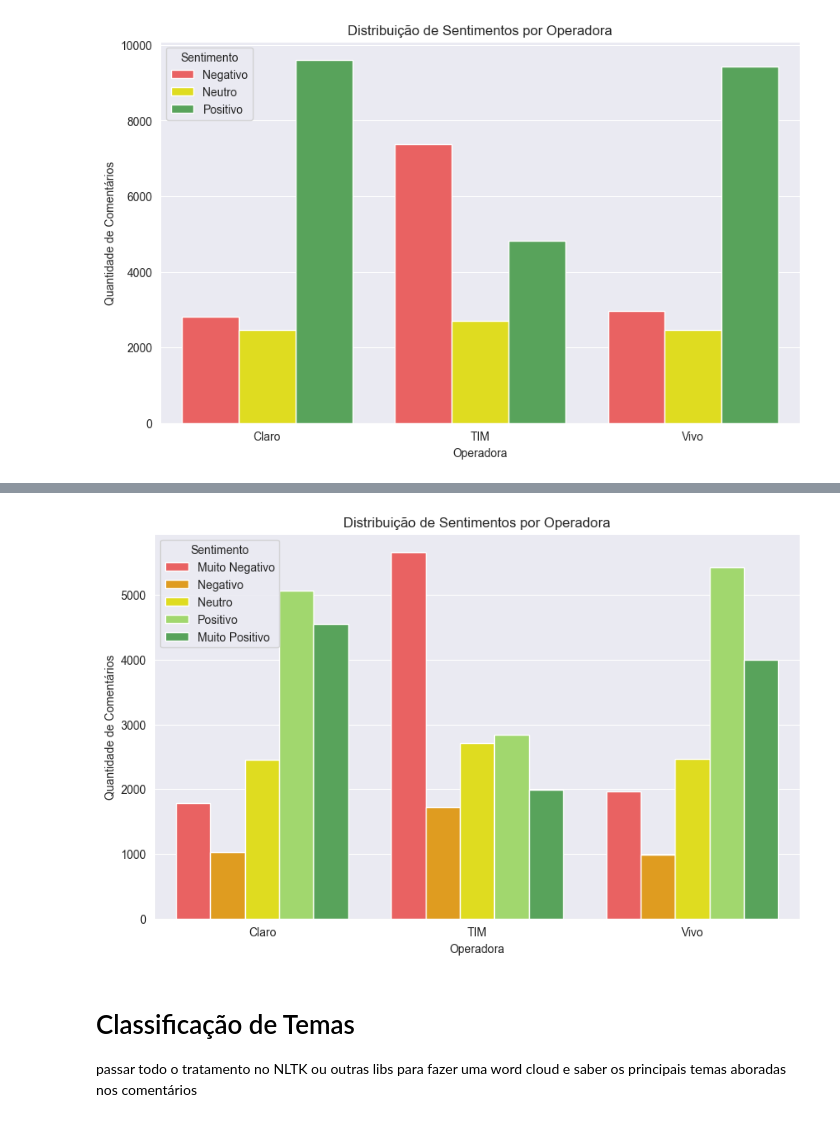
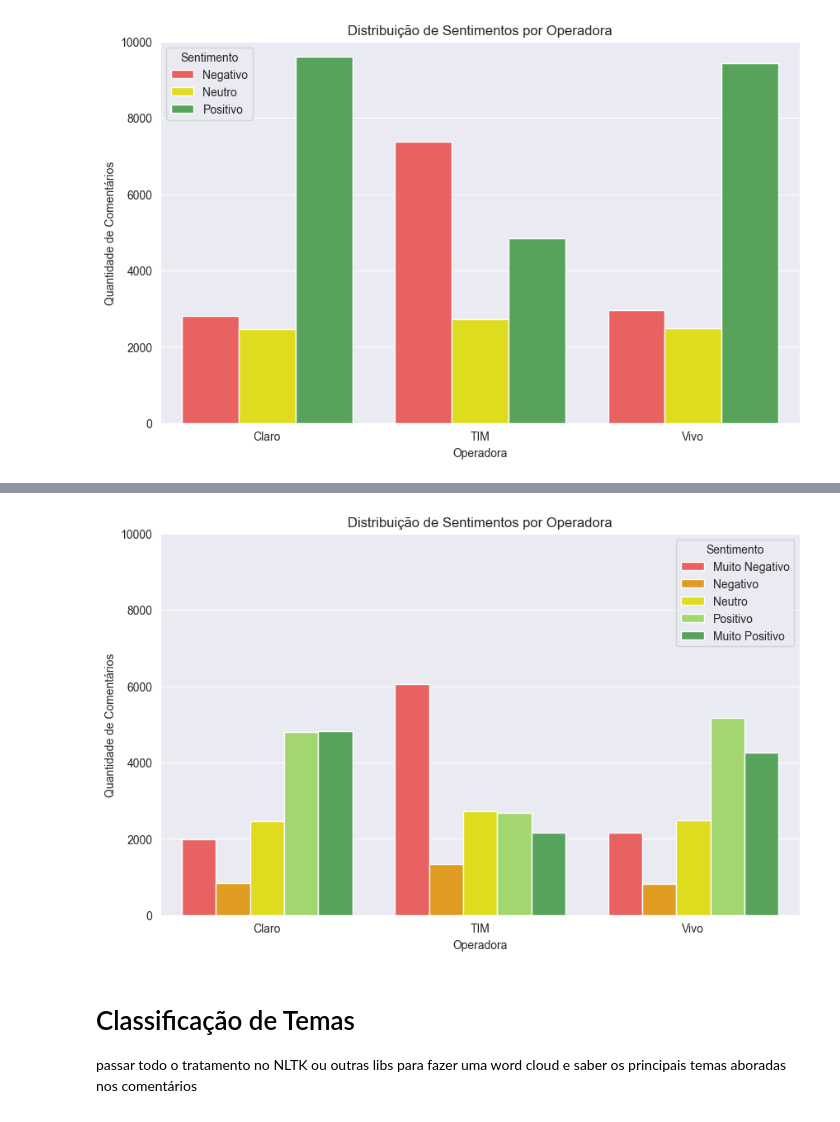
Before and after one commit to PedroReste/analises_e_insights, a Jupyter notebook: sentimentos_e_temas_de_comentarios_de_apps/notebook_bancos.ipynb, the cells around one changed output, grey strips where cells are left out. Cells and saved outputs as stored; diff of their text form; code cells hidden in the pictures.

```diff
--- a/sentimentos_e_temas_de_comentarios_de_apps/notebook.ipynb
+++ b/sentimentos_e_temas_de_comentarios_de_apps/notebook_bancos.ipynb
@@ -163,12 +169,18 @@ def analisar_sentimento_todos(texto, analyzers=analyzers):
 # %%
-qtd_comentarios = 15000
+qtd_comentarios = 5000
 
 dados_android = []
 
 apps = {
-    "Claro": "com.nvt.cs",
-    "TIM": "br.com.timbrasil.meutim",
-    "Vivo": "br.com.vivo"
+    "Banco do Brasil": "br.com.bb.android",
+    "Bradesco": "com.bradesco",
+    "Caixa": "br.com.gabba.Caixa",
+    "C6": "com.c6bank.app",
+    "Itau": "com.itau",
+    "Inter": "br.com.intermedium"
+    "Nubank": "com.nu.production",
+    "Mercado Pago": "com.mercadopago.wallet",
+    "Santander": "com.santander.app"
 }
 # %%
 for app, app_id in apps.items():
@@ -560,13 +636,13 @@ def map_sentiment(row):
     sentiment = row['sentiment_output']
     if sentiment == "NEG":
         prob = row.get('sentiment_NEG', 0)
-        if prob < 0.8:
+        if prob < 0.7:
             return "Negativo"
         else:
             return "Muito Negativo"
     elif sentiment == "POS":
         prob = row.get('sentiment_POS', 0)
-        if prob < 0.8:
+        if prob < 0.7:
             return "Positivo"
         else:
             return "Muito Positivo"
@@ -591,6 +667,7 @@ sns.countplot(
 plt.title("Distribuição de Sentimentos por Operadora", loc="center")
 plt.xlabel("Operadora")
 plt.ylabel("Quantidade de Comentários")
+plt.ylim(0, 10000)
 plt.legend(title="Sentimento")
 
 plt.show()
@@ -610,47 +678,48 @@ def map_sentiment(row):
     sentiment = row['sentiment_output']
     if sentiment == "NEG":
         prob = row.get('sentiment_NEG', 0)
-        if prob < 0.8:
+        if prob < 0.7:
             return "Negativo"
         else:
             return "Muito Negativo"
     elif sentiment == "POS":
         prob = row.get('sentiment_POS', 0)
-        if prob < 0.8:
+        if prob < 0.7:
             return "Positivo"
         else:
             return "Muito Positivo"
     elif sentiment == "NEU":
         prob_pos = row.get('sentiment_POS', 0)
         prob_neu = row.get('sentiment_NEU', 0)
         prob_neg = row.get('sentiment_NEG', 0)
         if prob_neu >= 0.7:
             return "Neutro"
         return "Positivo" if prob_pos > prob_neg else "Negativo"
     else:
         return sentiment
 df['sentimento_complexo'] = df.apply(map_sentiment, axis=1)
 
 sns.set_style("darkgrid")
 plt.figure(figsize=(10, 6))
 
 sns.countplot(
     data=df,
     x='app',
     hue='sentimento_complexo',
     palette={'Muito Negativo': '#FF4C4C', 'Negativo': '#FFA500', 'Neutro': "#FFFB00",
              'Positivo': "#A0E95C", 'Muito Positivo': '#4CAF50'},
     hue_order=['Muito Negativo', 'Negativo', 'Neutro', 'Positivo', 'Muito Positivo']
 )
 
 plt.title("Distribuição de Sentimentos por Operadora", loc="center")
 plt.xlabel("Operadora")
 plt.ylabel("Quantidade de Comentários")
+plt.ylim(0, 10000)
 plt.legend(title="Sentimento")
 
 plt.show()
 # %% [output]
-[figure, old version]
+[figure, new version]
 # %%
 values_claro = df[df['app'] == 'Claro'][['emotion_alegria', 'emotion_tristeza', 'emotion_raiva',
               'emotion_medo', 'emotion_surpresa', 'emotion_confianca',
```
Also changed, not shown: parts of 20 cells of this notebook, 1 other file.
